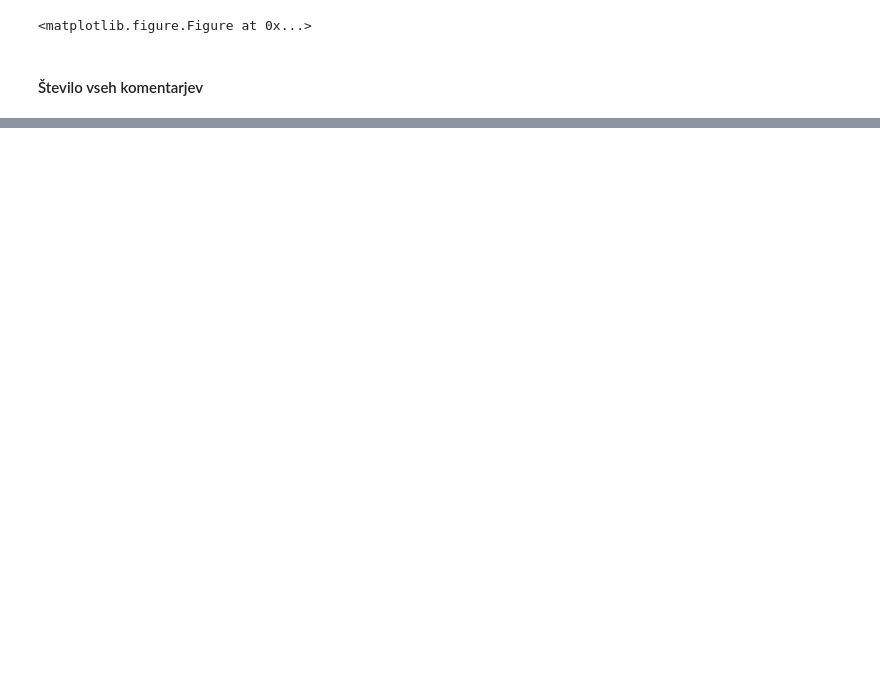
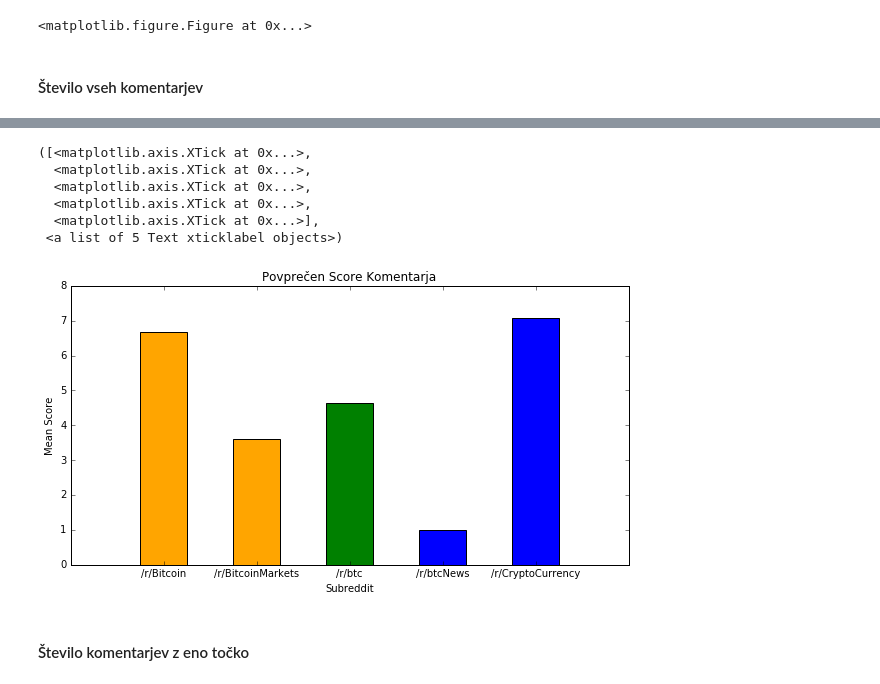
Before and after one commit to zl8252/PR18zl, a Jupyter notebook: data_analysis/reddit_data.ipynb, the cells around one changed output, grey strips where cells are left out. Cells and saved outputs as stored; diff of their text form; code cells hidden in the pictures; blank space fills up the shorter version.

```diff
--- a/data_analysis/reddit_data.ipynb
+++ b/data_analysis/reddit_data.ipynb
@@ -317,0 +365,46 @@ fig.savefig('../assets/subreddits_st_komentarjev.png')
+# %%
+# Visualisation
+
+fig, ax = plt.subplots()
+
+fig.set_size_inches(10,5)
+
+# bitcoin
+plt.bar(1, bitcoin_score_mean,
+        color=bitcoin_color,
+        align="center", width=0.5)
+
+# bitcoinMarkets
+plt.bar(2, bitcoinMarkets_score_mean,
+        color=bitcoinMarkets_color,
+        align="center", width=0.5)
+
+# btc
+plt.bar(3, btc_score_mean,
+        color=btc_color,
+        align="center", width=0.5)
+
+# btcNews
+plt.bar(4, btcNews_score_mean,
+        color=btcNews_color,
+        align="center", width=0.5)
+
+# cryptocurrency
+plt.bar(5, cryptocurrency_score_mean,
+        color=cryptocurrency_color,
+        align="center", width=0.5)
+
+plt.title("Povprečen Score Komentarja")
+
+plt.xlabel("Subreddit")
+plt.ylabel("Mean Score")
+
+plt.xticks([1,2,3,4,5],["/r/Bitcoin", "/r/BitcoinMarkets", "/r/btc", "/r/btcNews", "/r/CryptoCurrency"])
+# %% [output]
+([<matplotlib.axis.XTick at 0x...>,
+  <matplotlib.axis.XTick at 0x...>,
+  <matplotlib.axis.XTick at 0x...>,
+  <matplotlib.axis.XTick at 0x...>,
+  <matplotlib.axis.XTick at 0x...>],
+ <a list of 5 Text xticklabel objects>)
+[figure, added]
@@ -317,0 +414,2 @@ fig.savefig('../assets/subreddits_st_komentarjev.png')
+# %% [markdown]
+#### Število komentarjev z eno točko
```
Also changed, not shown: parts of 11 cells of this notebook, 8 other files.
